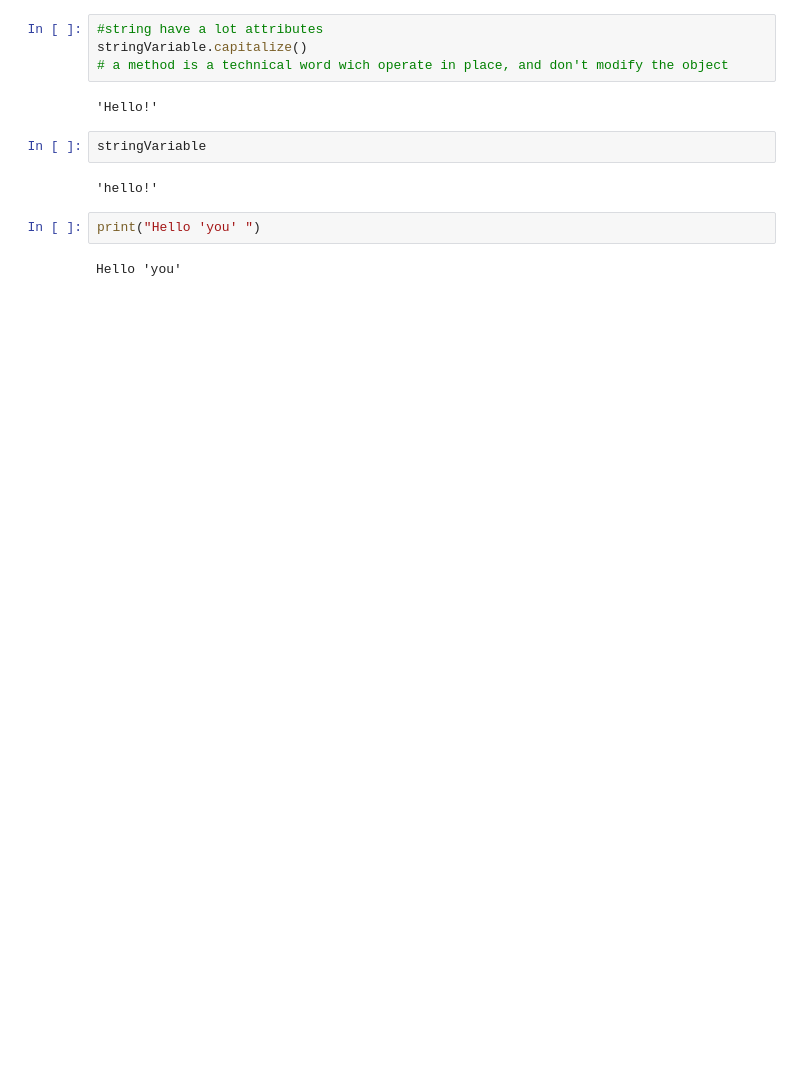
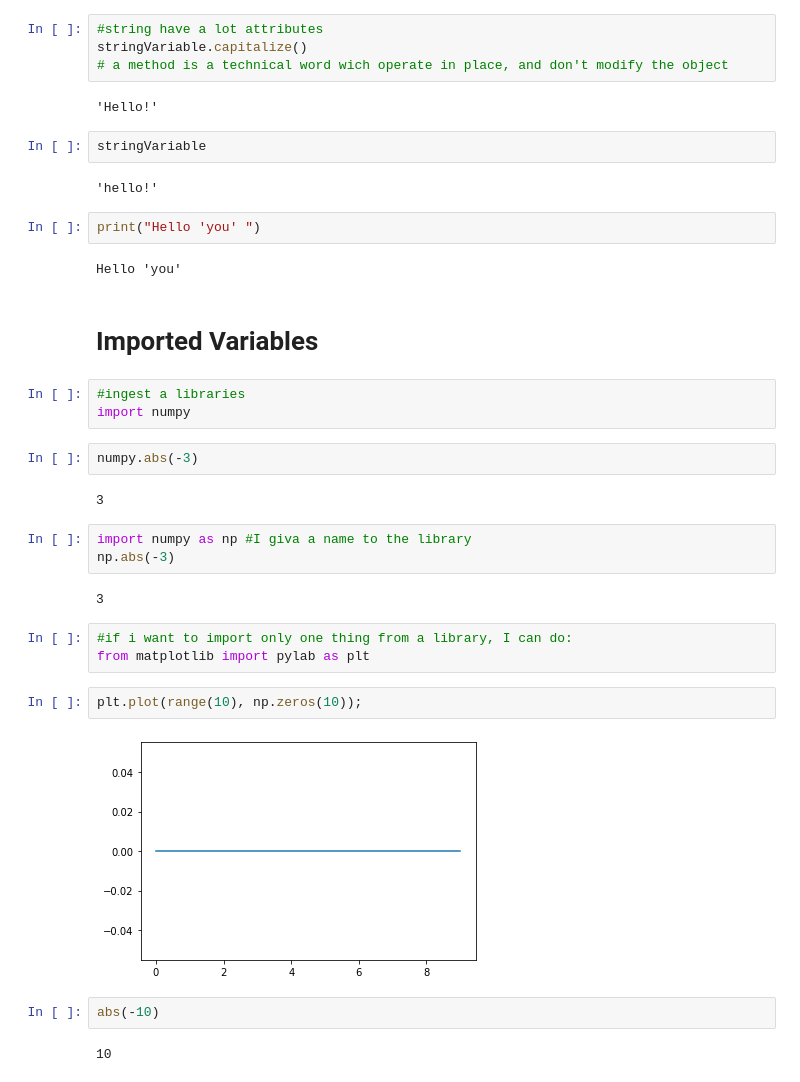
Before and after one commit to FedeleDelvecchio/MLPNS, a Jupyter notebook: pyBootParma_180321.ipynb, the cells around one changed output. Cells and saved outputs as stored; diff of their text form; blank space fills up the shorter version.

```diff
--- a/pyBootParma_180321.ipynb
+++ b/pyBootParma_180321.ipynb
@@ -129,3 +131,28 @@ stringVariable
 print("Hello 'you' ")
 # %% [output]
 Hello 'you'
+# %% [markdown]
+# Imported Variables
+# %%
+#ingest a libraries
+import numpy
+# %%
+numpy.abs(-3)
+# %% [output]
+3
+# %%
+import numpy as np #I giva a name to the library
+np.abs(-3)
+# %% [output]
+3
+# %%
+#if i want to import only one thing from a library, I can do:
+from matplotlib import pylab as plt
+# %%
+plt.plot(range(10), np.zeros(10));
+# %% [output]
+[figure, added]
+# %%
+abs(-10)
+# %% [output]
+10
```
Also changed, not shown: parts of 70 cells of this notebook.
